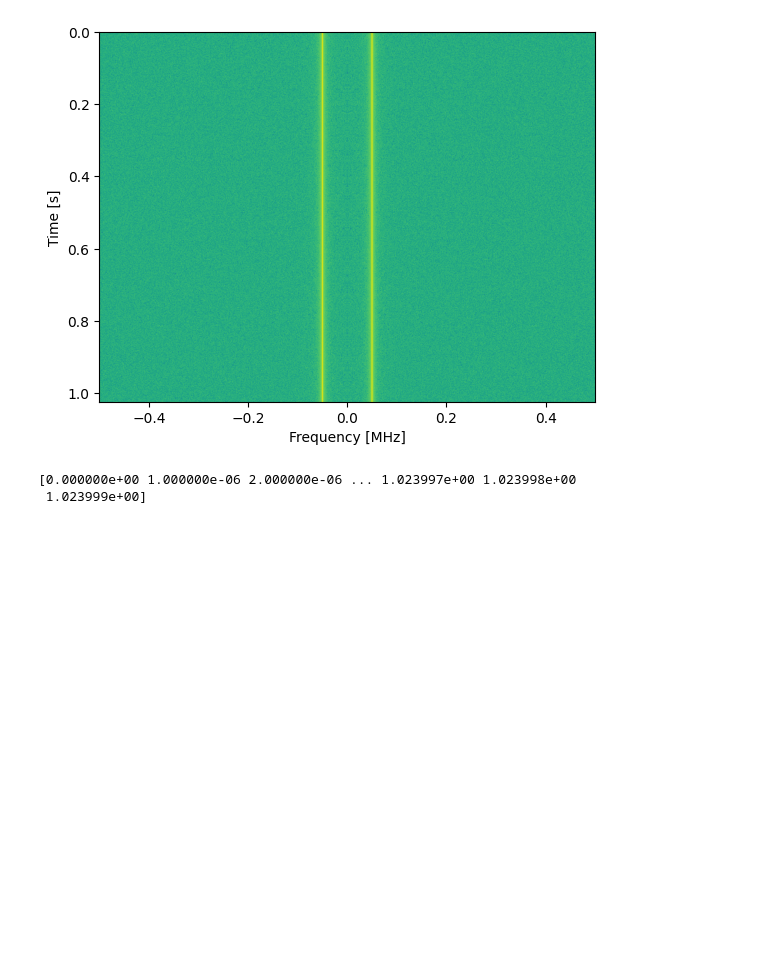
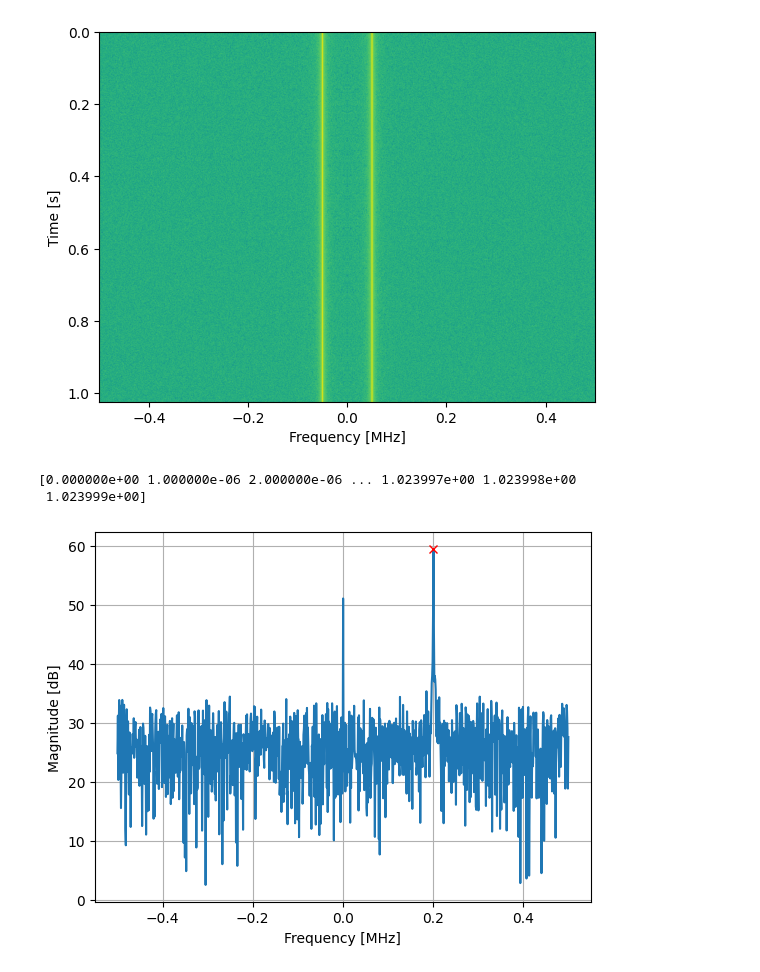
Before and after one commit to georgelviv/pysdr, a Jupyter notebook: frequency-domain.ipynb, the cells around one changed output. Drawn from its saved outputs; the diff is of its cells as text; code cells hidden in the pictures; blank space fills up the shorter version.

```diff
--- a/frequency-domain.ipynb
+++ b/frequency-domain.ipynb
@@ -58,3 +58,38 @@ print(t)
 [figure]
 [0.000000e+00 1.000000e-06 2.000000e-06 ... 1.023997e+00 1.023998e+00
  1.023999e+00]
+# %%
+import numpy as np
+from matplotlib import pyplot as plt
+
+def fft(x):
+  N = len(x)
+  if N == 1:
+    return x
+  twiddle_factors = np.exp(-2j * np.pi * np.arange(N//2) / N)
+  x_even = fft(x[::2])
+  x_odd = fft(x[1::2])
+
+  return np.concatenate([x_even + twiddle_factors * x_odd, x_even - twiddle_factors * x_odd])
+
+sample_rate = 1e6
+f_offset = 0.2e6
+N = 1024
+t = np.arange(N) / sample_rate
+s = np.exp(2j*np.pi*f_offset*t)
+n = (np.random.randn(N) + 1j*np.random.rand(N))/np.sqrt(2)
+r = s + n
+
+X = fft(r)
+X_shifted = np.roll(X, N//2)
+X_mag = 10*np.log10(np.abs(X_shifted)**2)
+
+f = np.linspace(sample_rate/-2, sample_rate/2, N)/1e6
+plt.plot(f, X_mag)
+plt.plot(f[np.argmax(X_mag)], np.max(X_mag), 'rx')
+plt.grid()
+plt.xlabel('Frequency [MHz]')
+plt.ylabel('Magnitude [dB]')
+plt.show()
+# %% [output]
+[figure, added]
```
Also changed, not shown: 3 other files.
